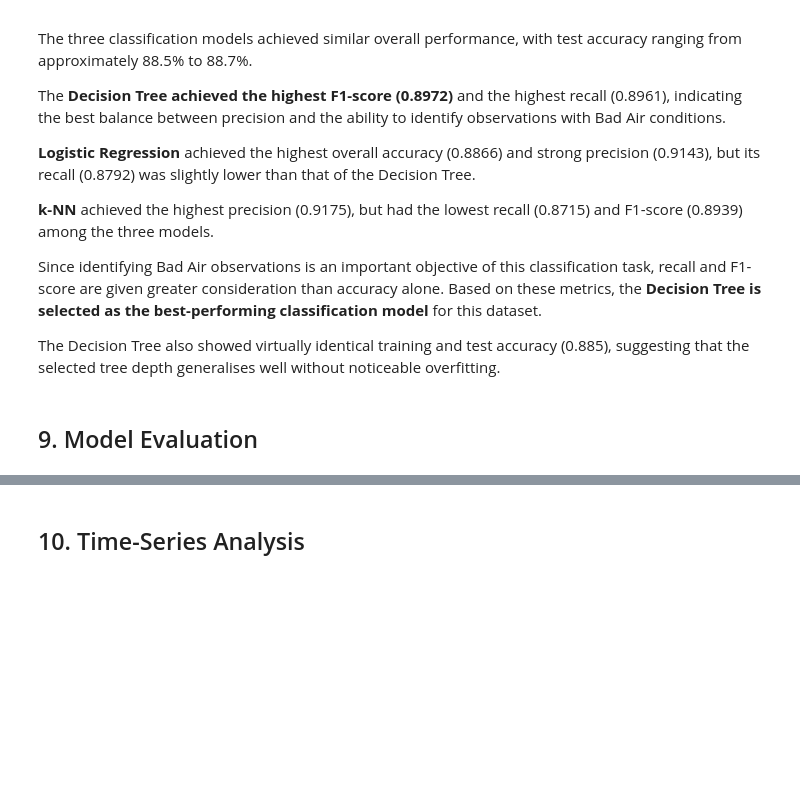
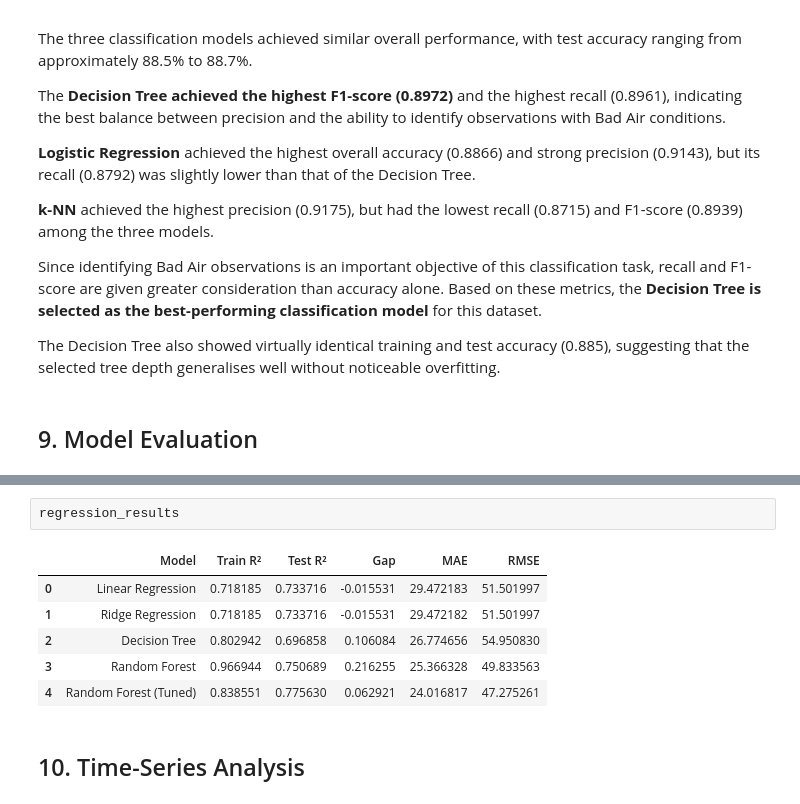
Before and after one commit to shefali-walia/india-air-quality-analysis, a Jupyter notebook: India_Air_Quality_Analysis.ipynb, the cells around one changed output, grey strips where cells are left out. Saved outputs shown, nothing was run; the diff lists cells and outputs as text; blank space fills up the shorter version.

```diff
--- a/India_Air_Quality_Analysis.ipynb
+++ b/India_Air_Quality_Analysis.ipynb
@@ -1757,3 +1926,12 @@ The Decision Tree also showed virtually identical training and test accuracy (0.
+# %%
+regression_results
+# %% [output]
+|  | Model | Train R² | Test R² | Gap | MAE | RMSE |
+| 0 | Linear Regression | 0.718185 | 0.733716 | -0.015531 | 29.472183 | 51.501997 |
+| 1 | Ridge Regression | 0.718185 | 0.733716 | -0.015531 | 29.472182 | 51.501997 |
+| 2 | Decision Tree | 0.802942 | 0.696858 | 0.106084 | 26.774656 | 54.950830 |
+| 3 | Random Forest | 0.966944 | 0.750689 | 0.216255 | 25.366328 | 49.833563 |
+| 4 | Random Forest (Tuned) | 0.838551 | 0.775630 | 0.062921 | 24.016817 | 47.275261 |
 # %% [markdown]
 ## 10. Time-Series Analysis
 # %% [markdown]
```
Also changed, not shown: parts of 13 cells of this notebook.
